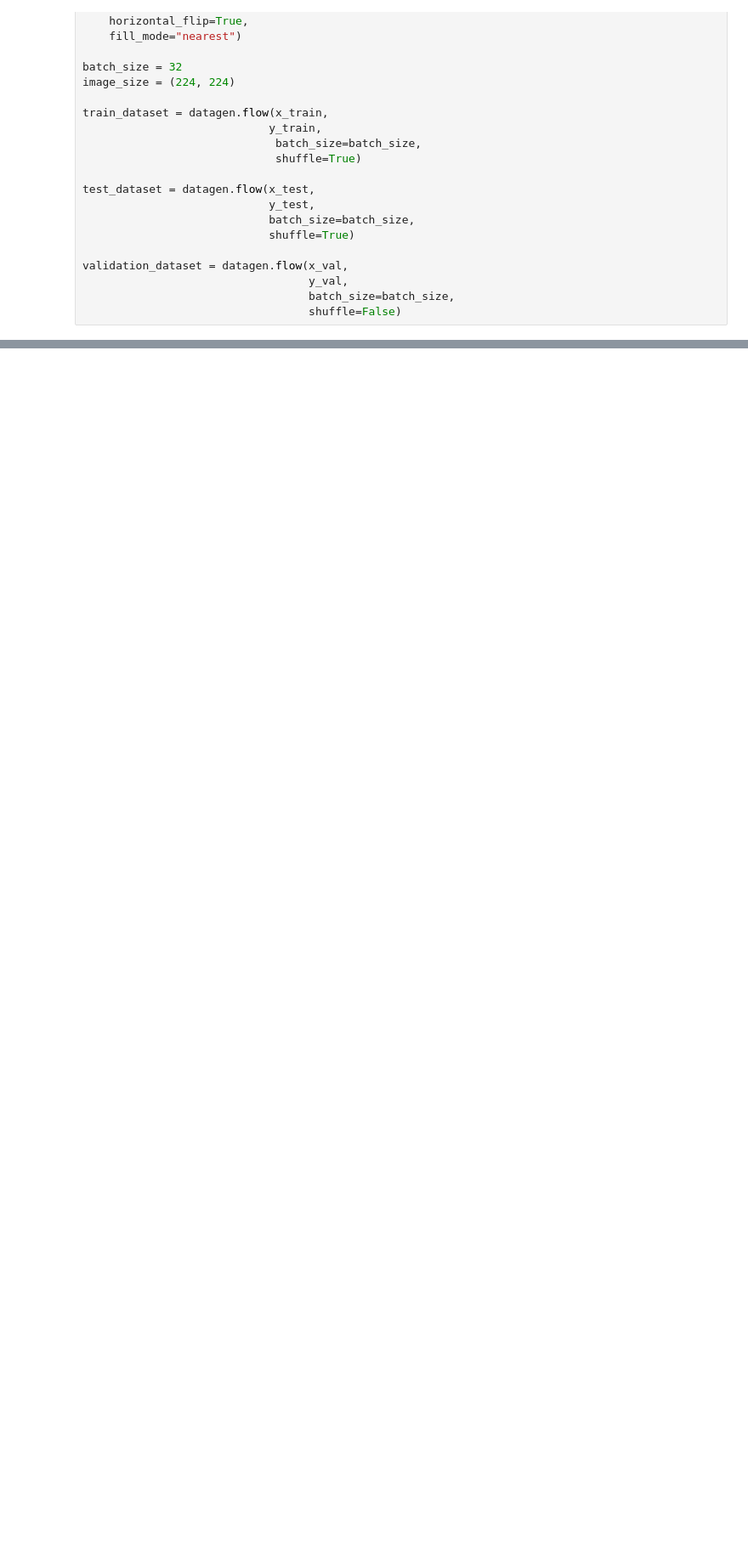
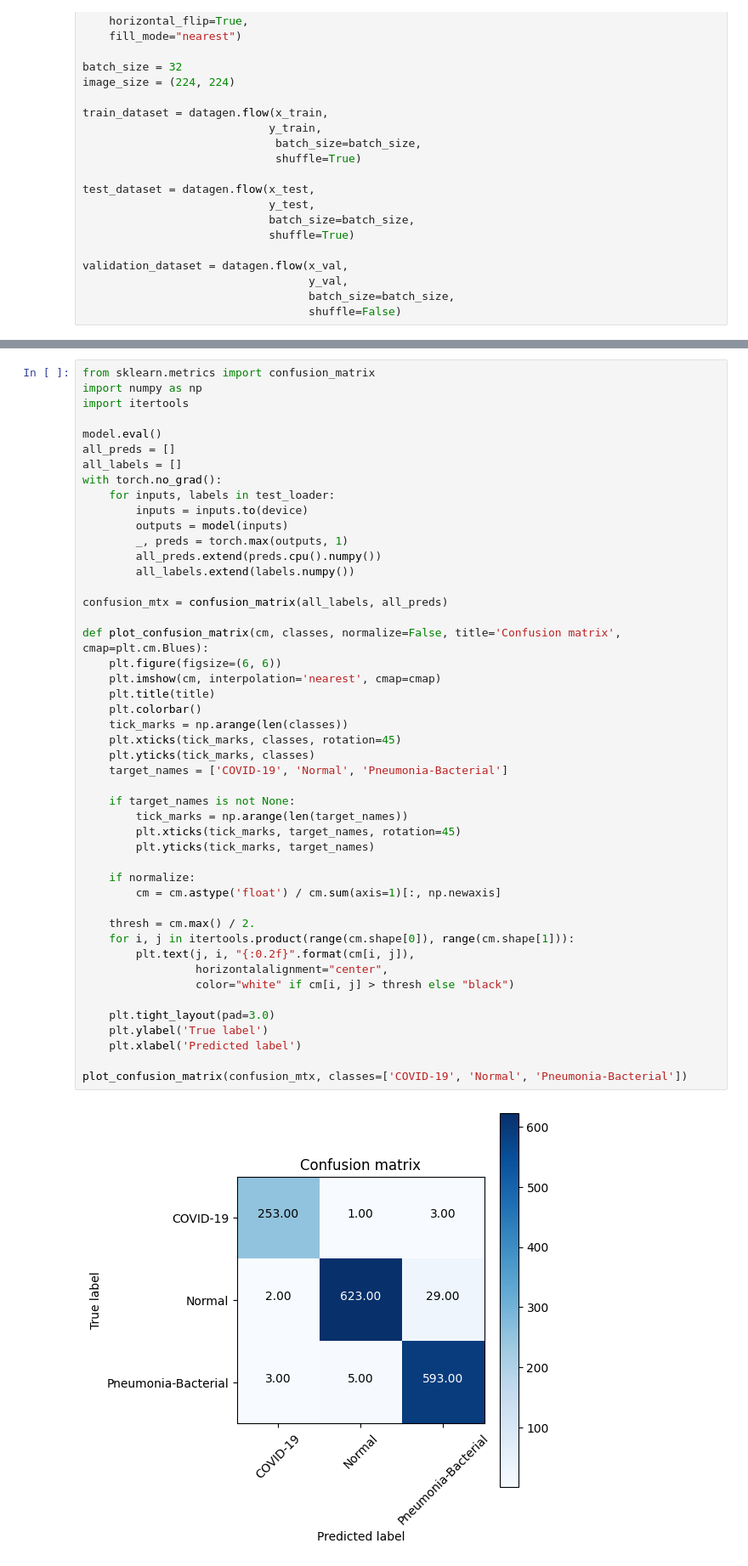
Before and after one commit to ritusinha128/health-informatics-project, a Jupyter notebook: chest_cancer/Chest_Cancer_Analysis.ipynb, the cells around one changed output, grey strips where cells are left out. Shown at 85% size. Saved outputs shown, nothing was run; the diff lists cells and outputs as text; blank space fills up the shorter version.

```diff
--- a/chest_cancer/Chest_Cancer_Analysis.ipynb
+++ b/chest_cancer/Chest_Cancer_Analysis.ipynb
@@ -385,0 +695,49 @@ plt.show()
+# %%
+from sklearn.metrics import confusion_matrix
+import numpy as np
+import itertools
+
+model.eval()
+all_preds = []
+all_labels = []
+with torch.no_grad():
+    for inputs, labels in test_loader:
+        inputs = inputs.to(device)
+        outputs = model(inputs)
+        _, preds = torch.max(outputs, 1)
+        all_preds.extend(preds.cpu().numpy())
+        all_labels.extend(labels.numpy())
+
+confusion_mtx = confusion_matrix(all_labels, all_preds)
+
+def plot_confusion_matrix(cm, classes, normalize=False, title='Confusion matrix', cmap=plt.cm.Blues):
+    plt.figure(figsize=(6, 6))
+    plt.imshow(cm, interpolation='nearest', cmap=cmap)
+    plt.title(title)
+    plt.colorbar()
+    tick_marks = np.arange(len(classes))
+    plt.xticks(tick_marks, classes, rotation=45)
+    plt.yticks(tick_marks, classes)
+    target_names = ['COVID-19', 'Normal', 'Pneumonia-Bacterial']
+
+    if target_names is not None:
+        tick_marks = np.arange(len(target_names))
+        plt.xticks(tick_marks, target_names, rotation=45)
+        plt.yticks(tick_marks, target_names)
+
+    if normalize:
+        cm = cm.astype('float') / cm.sum(axis=1)[:, np.newaxis]
+
+    thresh = cm.max() / 2.
+    for i, j in itertools.product(range(cm.shape[0]), range(cm.shape[1])):
+        plt.text(j, i, "{:0.2f}".format(cm[i, j]),
+                 horizontalalignment="center",
+                 color="white" if cm[i, j] > thresh else "black")
+
+    plt.tight_layout(pad=3.0)
+    plt.ylabel('True label')
+    plt.xlabel('Predicted label')
+
+plot_confusion_matrix(confusion_mtx, classes=['COVID-19', 'Normal', 'Pneumonia-Bacterial'])
+# %% [output]
+[figure, added]
```
Also changed, not shown: parts of 26 cells of this notebook.
